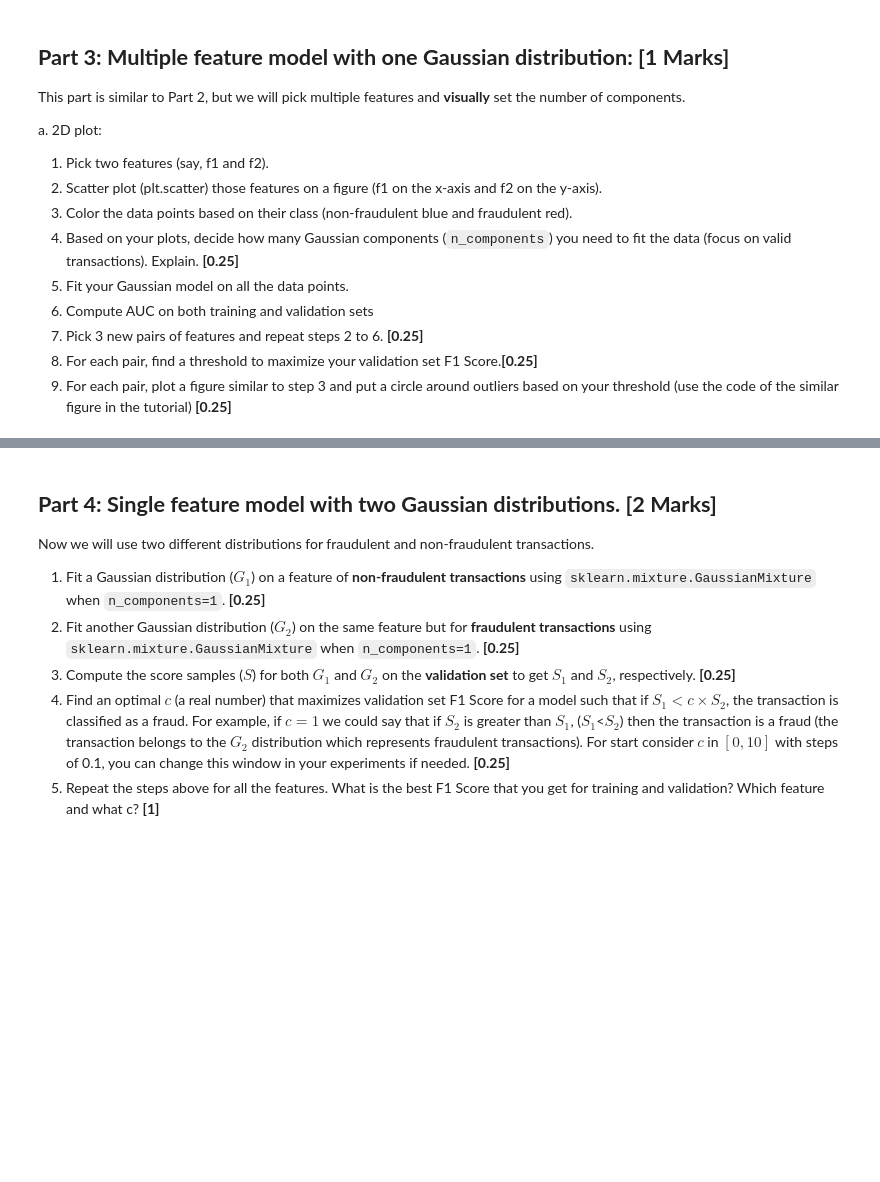
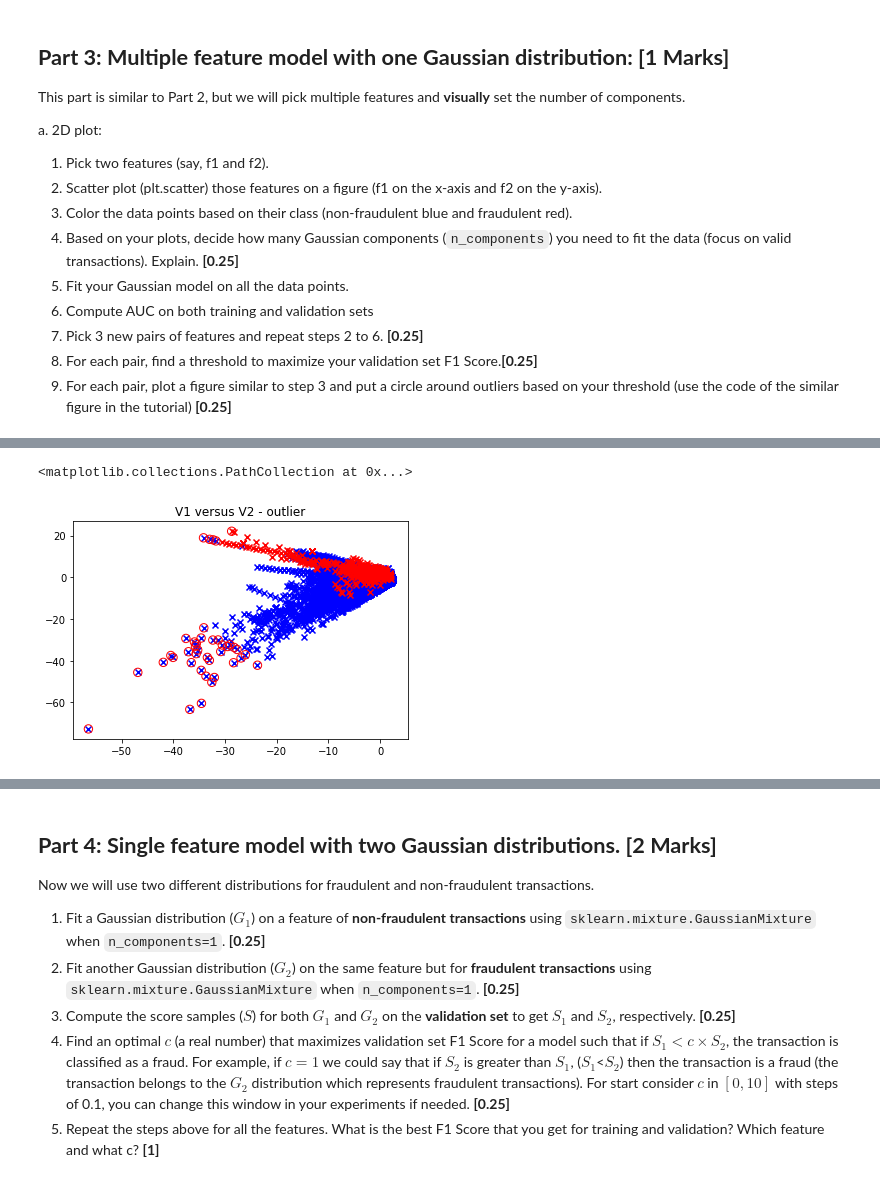
Before and after one commit to utYiwei/Project_2, a Jupyter notebook: F21_APS1070_Project_2.ipynb, the cells around one changed output, grey strips where cells are left out. Drawn from its saved outputs; the diff is of its cells as text; code cells hidden in the pictures; blank space fills up the shorter version.

```diff
--- a/F21_APS1070_Project_2.ipynb
+++ b/F21_APS1070_Project_2.ipynb
@@ -115,0 +388,15 @@ This part is similar to Part 2, but we will pick multiple features and **visuall
+# %%
+#outlier plot(V1,V2)
+V1V2gm = GaussianMixture(n_components = 3,
+                         covariance_type = 'full', random_state=0, )
+V1V2gm.fit(df[{'V1','V2'}])
+V1V2score = V1V2gm.score_samples(df[{'V1','V2'}].values.reshape(-1,2))
+outliers = np.nonzero(V1V2score < -57.49950417427245)[0]
+
+plt.title('V1 versus V2 - outlier')
+plt.scatter(df[{'V1'}][df["Class"] == 0], df[{'V2'}][df["Class"] == 0], marker="x", color='blue')
+plt.scatter(df[{'V1'}][df["Class"] == 1], df[{'V2'}][df["Class"] == 1], marker="x", color='red')
+plt.scatter(df[{'V1'}].loc[outliers], df[{'V2'}].loc[outliers], marker="o",facecolor="none",edgecolor="r",s=70)
+# %% [output]
+<matplotlib.collections.PathCollection at 0x...>
+[figure, added]
```
Also changed, not shown: parts of 70 cells of this notebook.
